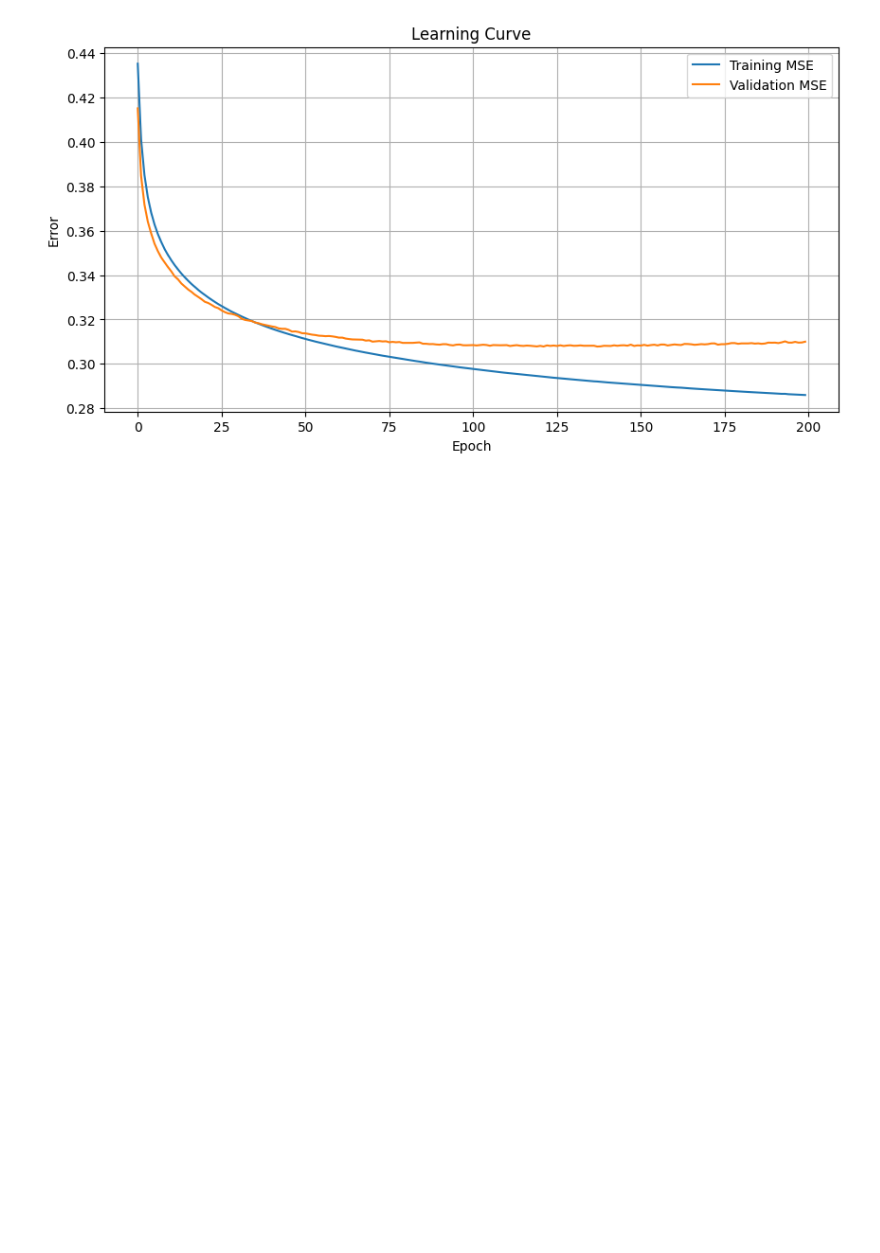
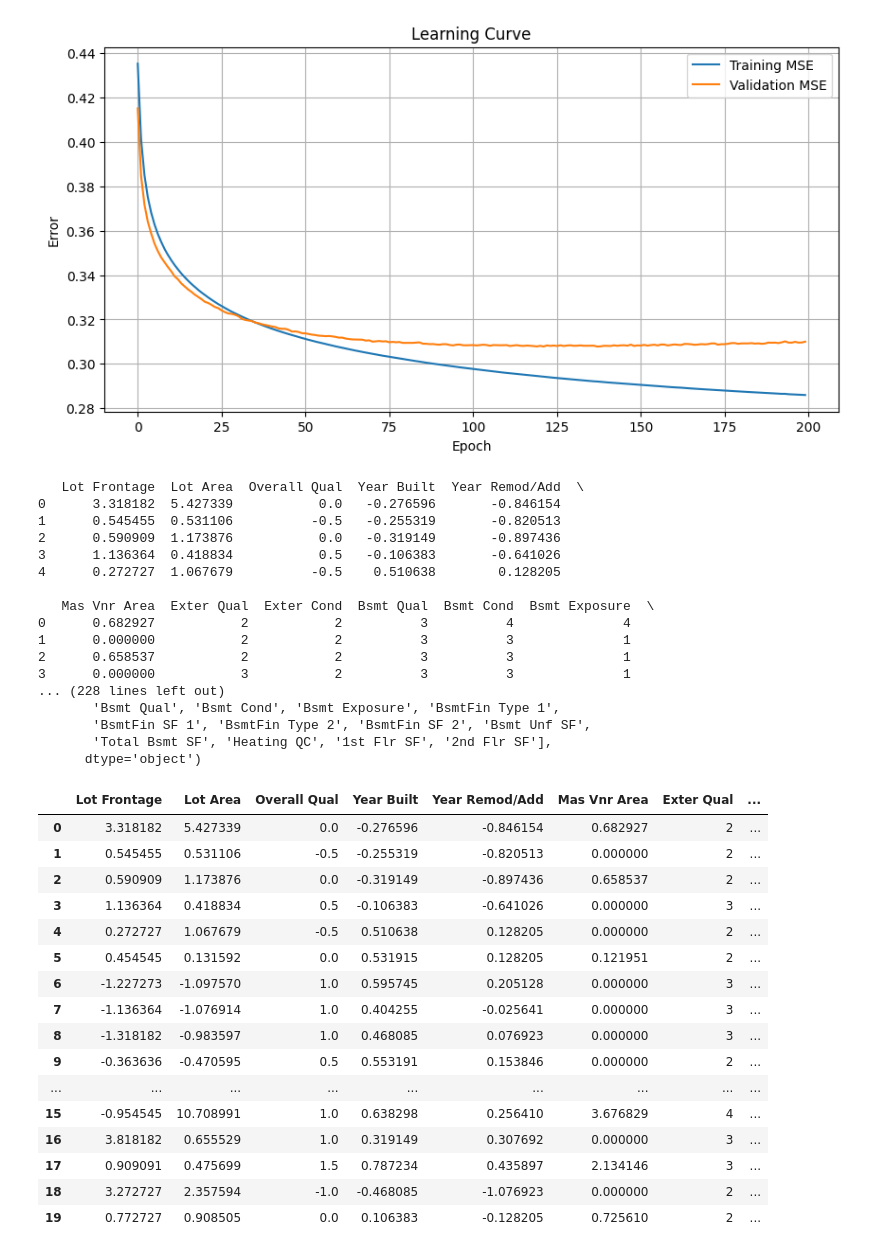
Before and after one commit to AlejandraCordero/NEC_labs, a Jupyter notebook: Activity01/activity01.ipynb, the cells around one changed output. Cells and saved outputs as stored; diff of their text form; code cells hidden in the pictures; blank space fills up the shorter version.

```diff
--- a/Activity01/activity01.ipynb
+++ b/Activity01/activity01.ipynb
@@ -887,3 +887,52 @@ plt.grid()
 plt.show()
 # %% [output]
 [figure]
+# %%
+import pandas as pd
+
+data = pd.read_csv('AmesHousing_preprocessing_FINAL.csv')
+
+print(data.head())
+
+print("\nAmes Housing Preprocessing file:")
+print(data.info())
+print(data.columns[:20])
+pd.set_option('display.max_columns', None)
+pd.set_option('display.width', None)
+
+data.head(20)
+# %% [output]
+   Lot Frontage  Lot Area  Overall Qual  Year Built  Year Remod/Add  \
+0      3.318182  5.427339           0.0   -0.276596       -0.846154
+1      0.545455  0.531106          -0.5   -0.255319       -0.820513
+2      0.590909  1.173876           0.0   -0.319149       -0.897436
+3      1.136364  0.418834           0.5   -0.106383       -0.641026
+4      0.272727  1.067679          -0.5    0.510638        0.128205
+
+   Mas Vnr Area  Exter Qual  Exter Cond  Bsmt Qual  Bsmt Cond  Bsmt Exposure  \
+0      0.682927           2           2          3          4              4
+1      0.000000           2           2          3          3              1
+2      0.658537           2           2          3          3              1
+3      0.000000           3           2          3          3              1
+... (228 lines left out)
+       'Bsmt Qual', 'Bsmt Cond', 'Bsmt Exposure', 'BsmtFin Type 1',
+       'BsmtFin SF 1', 'BsmtFin Type 2', 'BsmtFin SF 2', 'Bsmt Unf SF',
+       'Total Bsmt SF', 'Heating QC', '1st Flr SF', '2nd Flr SF'],
+      dtype='object')
+|  | Lot Frontage | Lot Area | Overall Qual | Year Built | Year Remod/Add | Mas Vnr Area | Exter Qual | ... |
+| 0 | 3.318182 | 5.427339 | 0.0 | -0.276596 | -0.846154 | 0.682927 | 2 | ... |
+| 1 | 0.545455 | 0.531106 | -0.5 | -0.255319 | -0.820513 | 0.000000 | 2 | ... |
+| 2 | 0.590909 | 1.173876 | 0.0 | -0.319149 | -0.897436 | 0.658537 | 2 | ... |
+| 3 | 1.136364 | 0.418834 | 0.5 | -0.106383 | -0.641026 | 0.000000 | 3 | ... |
+| 4 | 0.272727 | 1.067679 | -0.5 | 0.510638 | 0.128205 | 0.000000 | 2 | ... |
+| 5 | 0.454545 | 0.131592 | 0.0 | 0.531915 | 0.128205 | 0.121951 | 2 | ... |
+| 6 | -1.227273 | -1.097570 | 1.0 | 0.595745 | 0.205128 | 0.000000 | 3 | ... |
+| 7 | -1.136364 | -1.076914 | 1.0 | 0.404255 | -0.025641 | 0.000000 | 3 | ... |
+| 8 | -1.318182 | -0.983597 | 1.0 | 0.468085 | 0.076923 | 0.000000 | 3 | ... |
+| 9 | -0.363636 | -0.470595 | 0.5 | 0.553191 | 0.153846 | 0.000000 | 2 | ... |
+| ... | ... | ... | ... | ... | ... | ... | ... | ... |
+| 15 | -0.954545 | 10.708991 | 1.0 | 0.638298 | 0.256410 | 3.676829 | 4 | ... |
+| 16 | 3.818182 | 0.655529 | 1.0 | 0.319149 | 0.307692 | 0.000000 | 3 | ... |
+| 17 | 0.909091 | 0.475699 | 1.5 | 0.787234 | 0.435897 | 2.134146 | 3 | ... |
+| 18 | 3.272727 | 2.357594 | -1.0 | -0.468085 | -1.076923 | 0.000000 | 2 | ... |
+| 19 | 0.772727 | 0.908505 | 0.0 | 0.106383 | -0.128205 | 0.725610 | 2 | ... |
```
Also changed, not shown: parts of 6 cells of this notebook, 1 other file.
